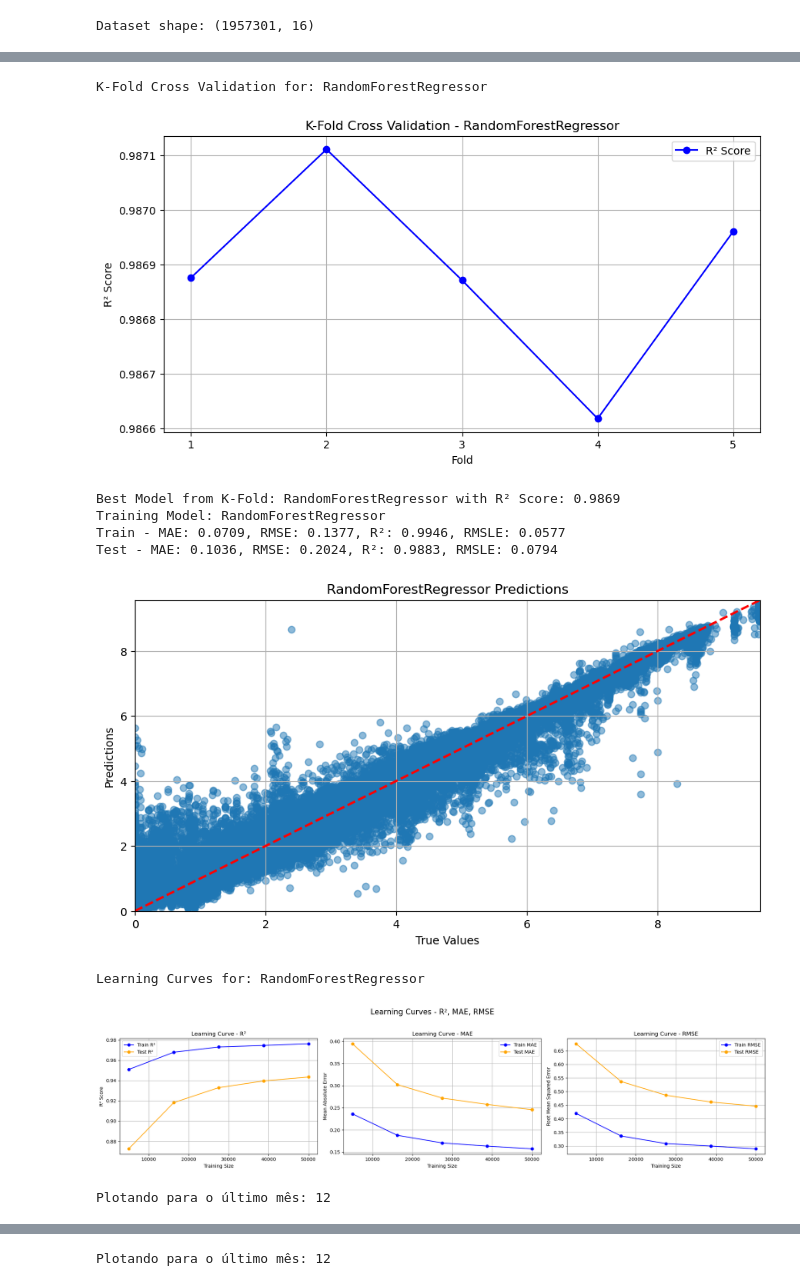
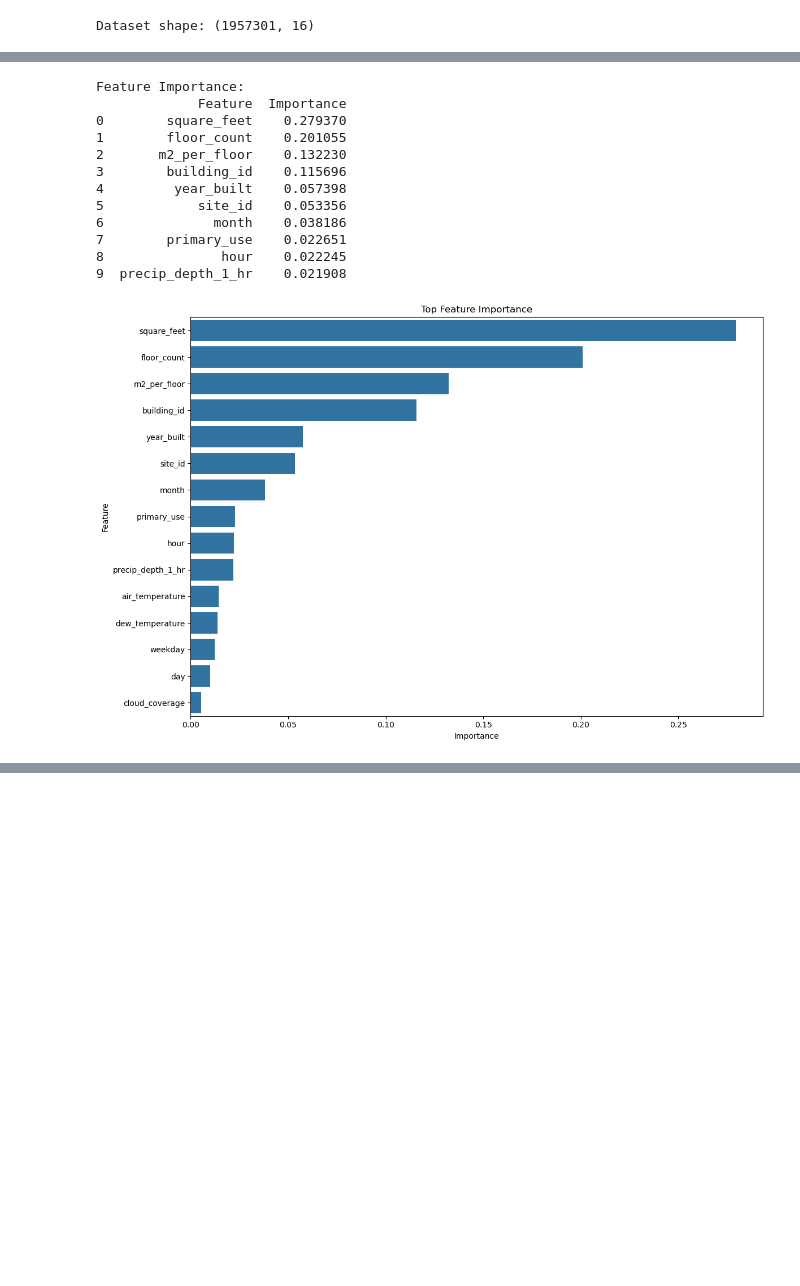
Before and after one commit to cristiano-nicolau/energy_consumption_prediction, a Jupyter notebook: RF/random_forest.ipynb, the cells around one changed output, grey strips where cells are left out. Drawn from its saved outputs; the diff is of its cells as text; code cells hidden in the pictures; blank space fills up the shorter version.

```diff
--- a/RF/random_forest.ipynb
+++ b/RF/random_forest.ipynb
@@ -223,17 +297,20 @@ print("Dataset shape:", df.shape)
 # %% [output]
 Dataset shape: (1957301, 16)
 # %%
-scaler = MinMaxScaler()
+#scaler = MinMaxScaler()
 # normalize_cols = ["year_built", "floor_count", "air_temperature", "cloud_coverage",
 #                   "dew_temperature", "precip_depth_1_hr"]
 # df[normalize_cols] = scaler.fit_transform(df[normalize_cols])
-
+from sklearn.preprocessing import StandardScaler
 y = df['target']
 X = df.drop(columns=['target'])
 
 X_train, X_test, y_train, y_test = train_test_split(X, y, test_size=0.2, random_state=42)
+df_test = df.loc[X_test.index]
 
-df_test = df.loc[X_test.index]
+scaler = StandardScaler()
+X_train = scaler.fit_transform(X_train)
+X_test = scaler.transform(X_test)
 # %%
 base_model = RandomForestRegressor(random_state=42)
 md = train(base_model, X_train, X_test, y_train, y_test)
@@ -309,32 +399,30 @@ Plotando para o último mês: 12
 # %%
-best_model = k_fold_cross_validation(model, 5, X_train, y_train)
-# Train and evaluate the best model
-trained_model = train(best_model, X_train, X_test, y_train, y_test)
-
-plot_building_predictions(trained_model, X_test, y_test, df_test, building_ids=[111, 130, 608, 742])
-
 # Importância das features
 feature_importance = pd.DataFrame({
-    'Feature': X_train.columns,
-    'Importance': model.feature_importances_
-}).sort_values('Importance', ascending=False)
+    'Feature': X.columns,
+    'Importance': trained_model.feature_importances_
+}).sort_values(by='Importance', ascending=False)
+feature_importance.reset_index(drop=True, inplace=True)
 
 print("Feature Importance:")
 print(feature_importance.head(10))
 
 plt.figure(figsize=(12, 8))
-sns.barplot(x='Importance', y='Feature', data=feature_importance.head(15))
-plt.title('Top 15 Feature Importance')
+sns.barplot(x='Importance', y='Feature', data=feature_importance)
+plt.title('Top Feature Importance')
 plt.tight_layout()
 plt.show()
 # %% [output]
-K-Fold Cross Validation for: RandomForestRegressor
+Feature Importance:
+             Feature  Importance
+0        square_feet    0.279370
+1        floor_count    0.201055
+2       m2_per_floor    0.132230
+3        building_id    0.115696
+4         year_built    0.057398
+5            site_id    0.053356
+6              month    0.038186
+7        primary_use    0.022651
+8               hour    0.022245
+9  precip_depth_1_hr    0.021908
-[figure, old version]
+[figure, new version]
-Best Model from K-Fold: RandomForestRegressor with R² Score: 0.9869
-Training Model: RandomForestRegressor
-Train - MAE: 0.0709, RMSE: 0.1377, R²: 0.9946, RMSLE: 0.0577
-Test - MAE: 0.1036, RMSE: 0.2024, R²: 0.9883, RMSLE: 0.0794
-[figure, removed]
-Learning Curves for: RandomForestRegressor
-[figure, removed]
-Plotando para o último mês: 12
@@ -342 +428,0 @@ Plotando para o último mês: 12
-Plotando para o último mês: 12
```
Also changed, not shown: parts of 8 cells of this notebook.
